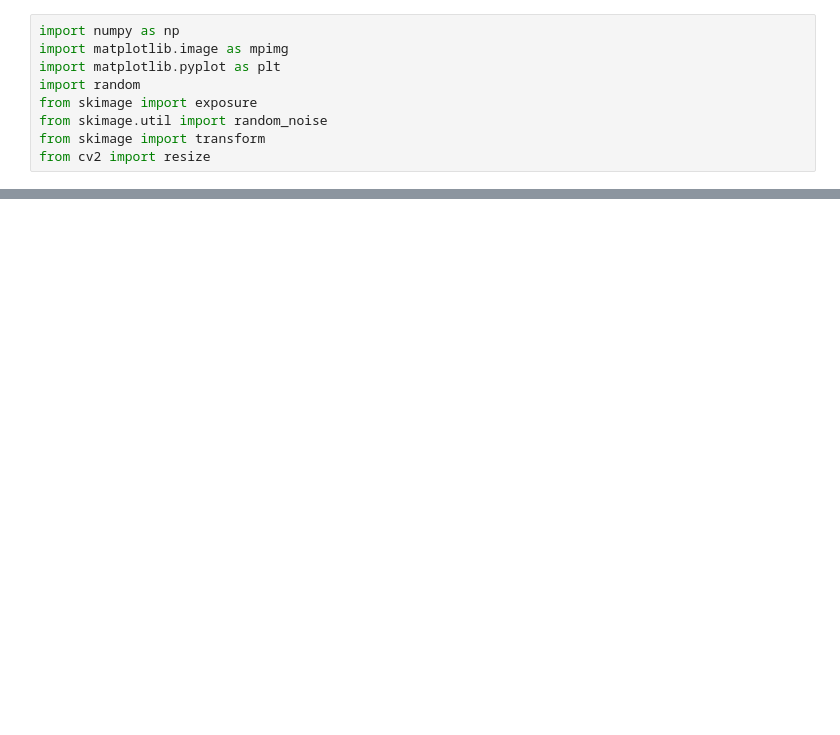
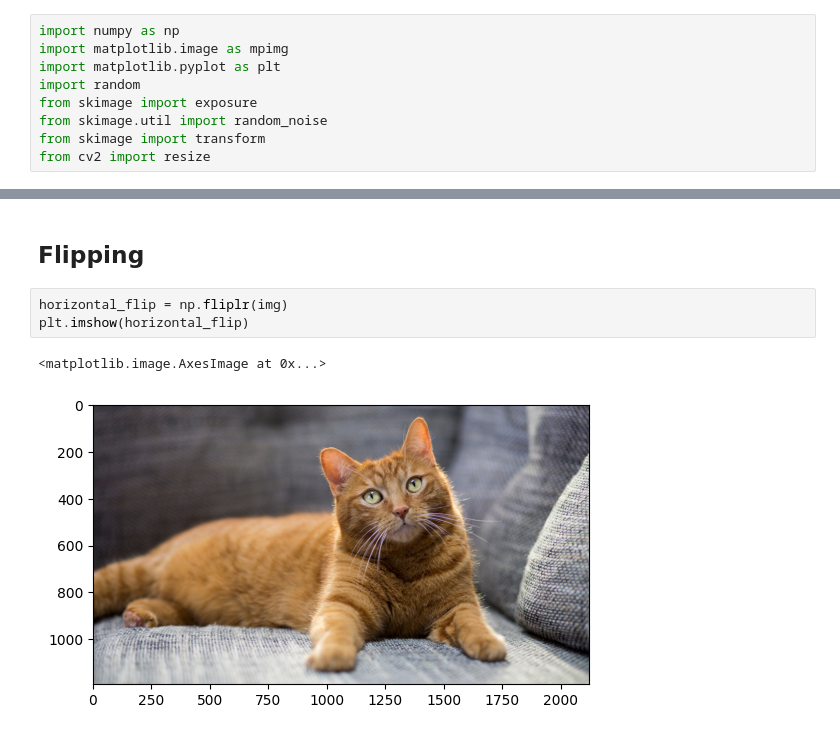
Before and after one commit to srsimonson/deep-learning, a Jupyter notebook: cnn/image_augmentation.ipynb, the cells around one changed output, grey strips where cells are left out. Drawn from its saved outputs; the diff is of its cells as text; blank space fills up the shorter version.

```diff
--- a/cnn/image_augmentation.ipynb
+++ b/cnn/image_augmentation.ipynb
@@ -33,0 +50,8 @@ from cv2 import resize
+# %% [markdown]
+## Flipping
+# %%
+horizontal_flip = np.fliplr(img)
+plt.imshow(horizontal_flip)
+# %% [output]
+<matplotlib.image.AxesImage at 0x...>
+[figure, added]
```
Also changed, not shown: parts of 17 cells of this notebook.
